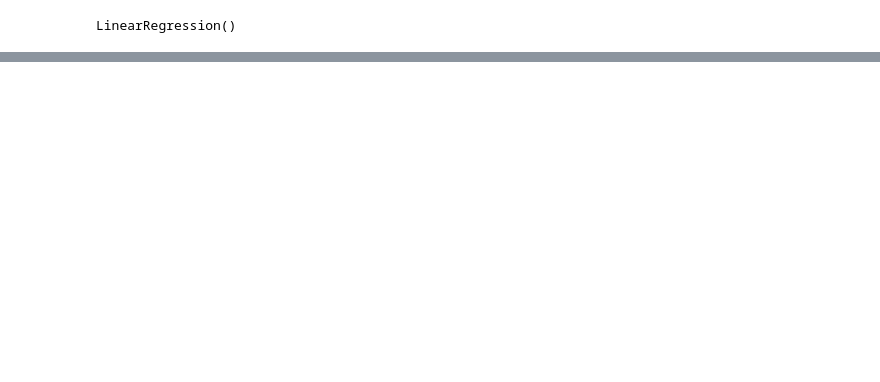
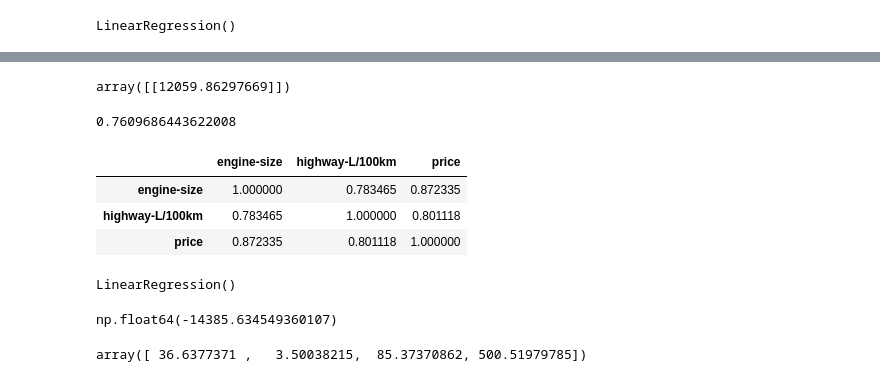
Before and after one commit to RicardoVilla0/MachineLearning, a Jupyter notebook: Unidad 2/practica_2.ipynb, the cells around one changed output, grey strips where cells are left out. Saved outputs shown, nothing was run; the diff lists cells and outputs as text; code cells hidden in the pictures; blank space fills up the shorter version.

```diff
--- a/Unidad 2/practica_2.ipynb
+++ b/Unidad 2/practica_2.ipynb
@@ -39,0 +125,15 @@ KeyError: "None of [Index(['highway-mpg'], dtype='object')] are in the [columns]
+# %%
+lm1.predict([[120]])
+# %% [output]
+array([[12059.86297669]])
+# %%
+lm1.score(df[['engine-size']], df[['price']])
+# %% [output]
+0.7609686443622008
+# %%
+df[["engine-size", "highway-L/100km","price"]].corr()
+# %% [output]
+|  | engine-size | highway-L/100km | price |
+| engine-size | 1.000000 | 0.783465 | 0.872335 |
+| highway-L/100km | 0.783465 | 1.000000 | 0.801118 |
+| price | 0.872335 | 0.801118 | 1.000000 |
@@ -39,0 +142,12 @@ KeyError: "None of [Index(['highway-mpg'], dtype='object')] are in the [columns]
+# %%
+lm.fit(Z, df['price'])
+# %% [output]
+LinearRegression()
+# %%
+lm.intercept_
+# %% [output]
+np.float64(-14385.634549360107)
+# %%
+lm.coef_
+# %% [output]
+array([ 36.6377371 ,   3.50038215,  85.37370862, 500.51979785])
```
Also changed, not shown: parts of 16 cells of this notebook.
